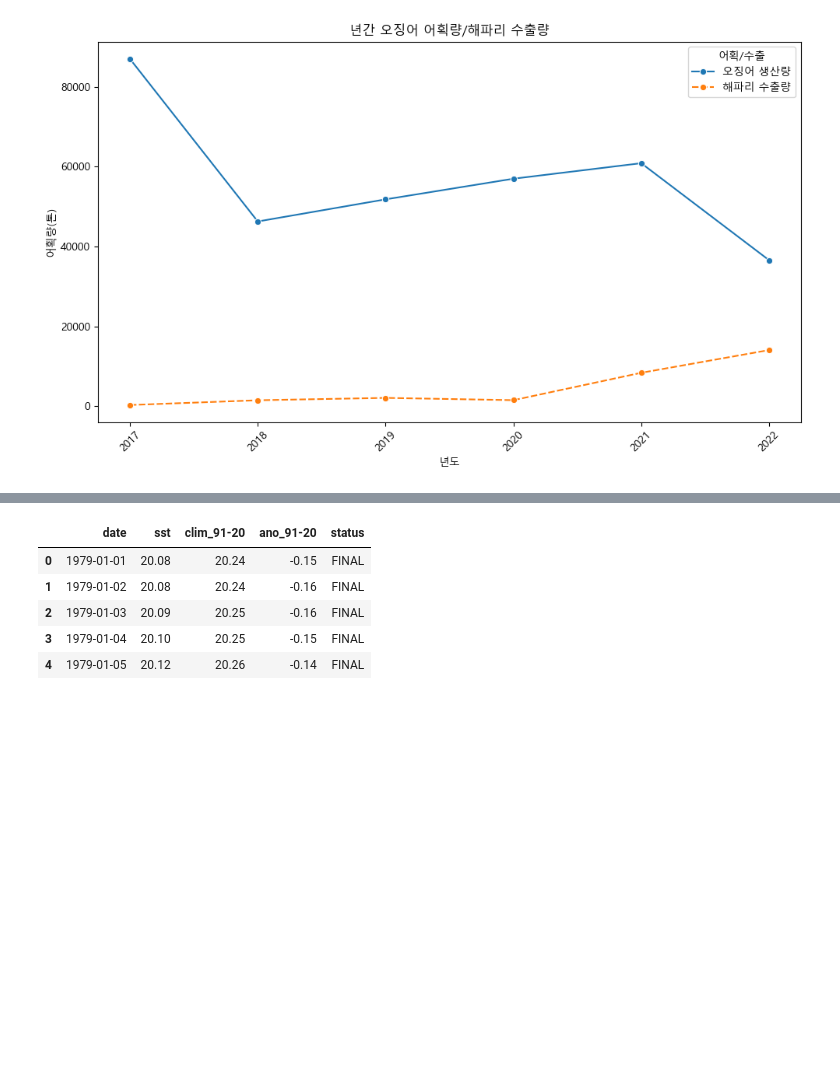
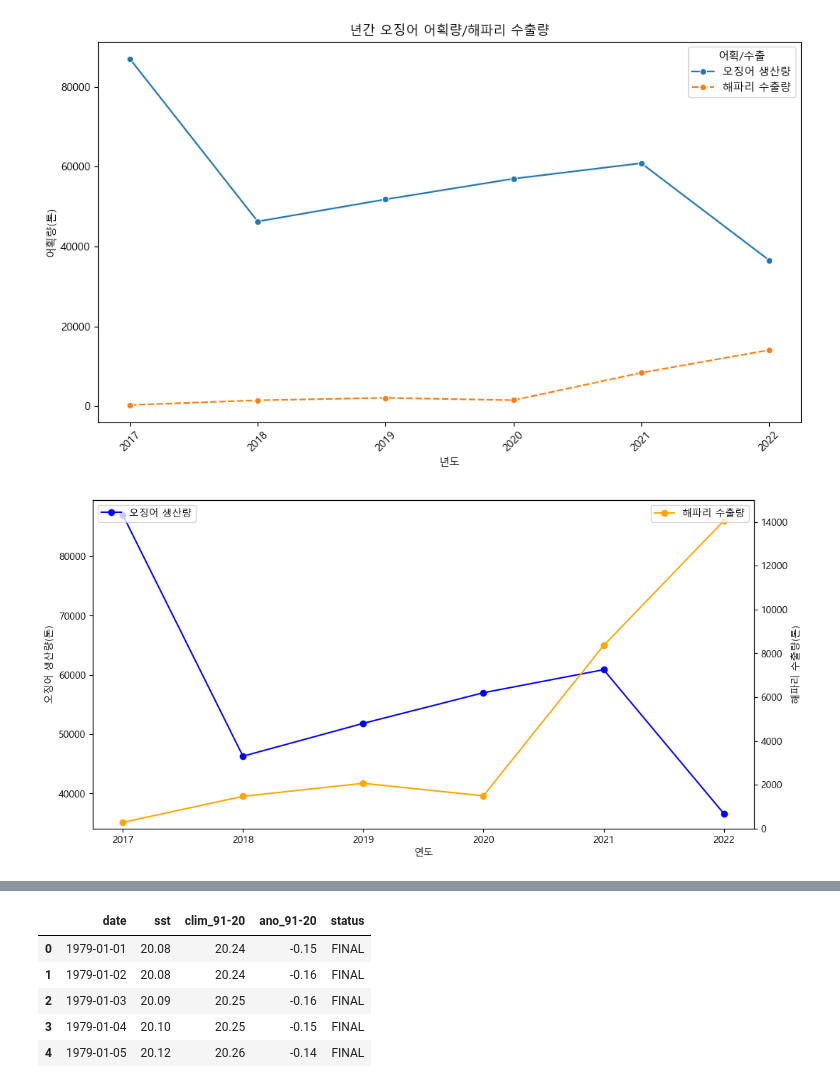
Before and after one commit to Songsungsang/Smart_Factory_Project_Data_Analysis, a Jupyter notebook: sea.ipynb, the cells around one changed output, grey strips where cells are left out. Drawn from its saved outputs; the diff is of its cells as text; code cells hidden in the pictures; blank space fills up the shorter version.

```diff
--- a/sea.ipynb
+++ b/sea.ipynb
@@ -321,4 +322,28 @@ plt.tight_layout()
 plt.show()
 # %% [output]
 [figure]
+# %%
+# 그래프 생성
+fig, ax1 = plt.subplots(figsize = (12, 6))
+
+# 오징어 그래프 그래프
+ax1.plot(squid_jelly.index, squid_jelly['오징어 생산량'], color = 'blue', marker = 'o', label = '오징어 생산량') # x를 년도, y를 오징어 생산량
+ax1.set_xlabel('연도')
+ax1.set_ylabel('오징어 생산량(톤)')
+ax1.tick_params(axis = 'y')
+ax1.legend(loc='upper left')
+
+# 해파리 수출량 그래프
+ax2 = ax1.twinx()
+ax2.plot(squid_jelly.index, squid_jelly['해파리 수출량'], color = 'orange', marker = 'o', label = '해파리 수출량') # x를 년도, y를 해파리 수출량
+ax2.set_ylim(0, 15000)
+ax2.set_ylabel('해파리 수출량(톤)')
+ax2.tick_params(axis='y')
+ax2.legend(loc='upper right')
+
+# 그래프 출력
+# plt.title('연도별 CO2 Levels (ppm)')
+plt.show()
+# %% [output]
+[figure, added]
 # %%
```
Also changed, not shown: parts of 10 cells of this notebook, 1 other file.
